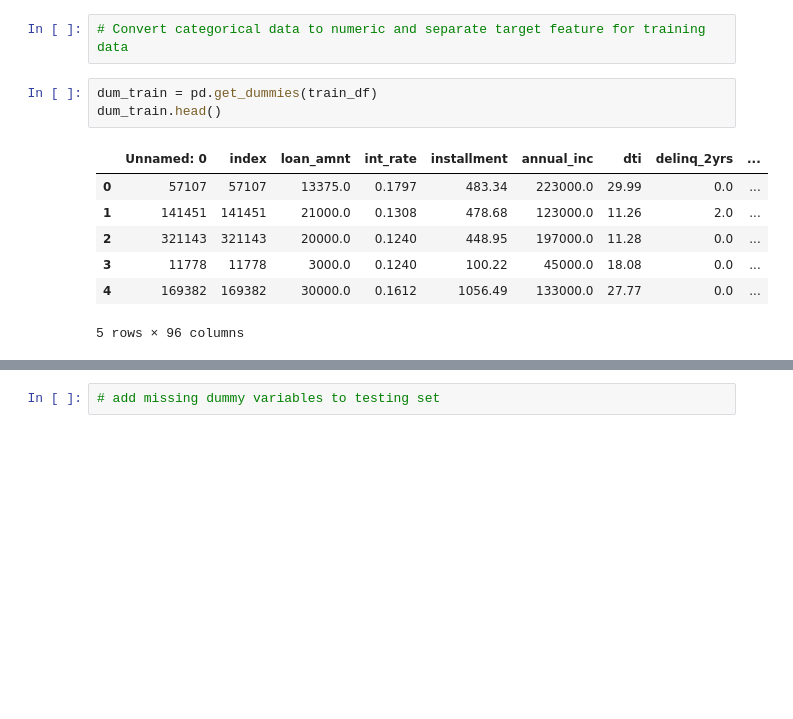
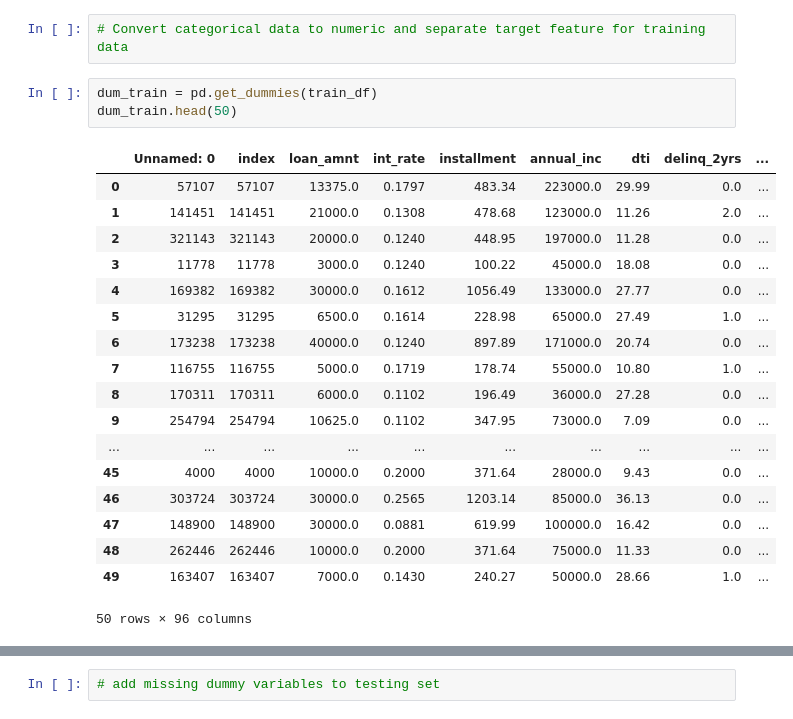
Before and after one commit to twolightsabovethesea/predicting-credit-risk, a Jupyter notebook: Credit Risk Evaluator.ipynb, the cells around one changed output, grey strips where cells are left out. Cells and saved outputs as stored; diff of their text form; blank space fills up the shorter version.

Commit message:
checked for mismatches in training data and test data dataframes

```diff
--- a/Credit Risk Evaluator.ipynb
+++ b/Credit Risk Evaluator.ipynb
@@ -12,14 +12,25 @@ test_df = pd.read_csv(Path('Resources/2020Q1loans.csv'))
 # Convert categorical data to numeric and separate target feature for training data
 # %%
 dum_train = pd.get_dummies(train_df)
-dum_train.head()
+dum_train.head(50)
 # %% [output]
 |  | Unnamed: 0 | index | loan_amnt | int_rate | installment | annual_inc | dti | delinq_2yrs | ... |
 | 0 | 57107 | 57107 | 13375.0 | 0.1797 | 483.34 | 223000.0 | 29.99 | 0.0 | ... |
 | 1 | 141451 | 141451 | 21000.0 | 0.1308 | 478.68 | 123000.0 | 11.26 | 2.0 | ... |
 | 2 | 321143 | 321143 | 20000.0 | 0.1240 | 448.95 | 197000.0 | 11.28 | 0.0 | ... |
 | 3 | 11778 | 11778 | 3000.0 | 0.1240 | 100.22 | 45000.0 | 18.08 | 0.0 | ... |
 | 4 | 169382 | 169382 | 30000.0 | 0.1612 | 1056.49 | 133000.0 | 27.77 | 0.0 | ... |
+| 5 | 31295 | 31295 | 6500.0 | 0.1614 | 228.98 | 65000.0 | 27.49 | 1.0 | ... |
+| 6 | 173238 | 173238 | 40000.0 | 0.1240 | 897.89 | 171000.0 | 20.74 | 0.0 | ... |
+| 7 | 116755 | 116755 | 5000.0 | 0.1719 | 178.74 | 55000.0 | 10.80 | 1.0 | ... |
+| 8 | 170311 | 170311 | 6000.0 | 0.1102 | 196.49 | 36000.0 | 27.28 | 0.0 | ... |
+| 9 | 254794 | 254794 | 10625.0 | 0.1102 | 347.95 | 73000.0 | 7.09 | 0.0 | ... |
+| ... | ... | ... | ... | ... | ... | ... | ... | ... | ... |
+| 45 | 4000 | 4000 | 10000.0 | 0.2000 | 371.64 | 28000.0 | 9.43 | 0.0 | ... |
+| 46 | 303724 | 303724 | 30000.0 | 0.2565 | 1203.14 | 85000.0 | 36.13 | 0.0 | ... |
+| 47 | 148900 | 148900 | 30000.0 | 0.0881 | 619.99 | 100000.0 | 16.42 | 0.0 | ... |
+| 48 | 262446 | 262446 | 10000.0 | 0.2000 | 371.64 | 75000.0 | 11.33 | 0.0 | ... |
+| 49 | 163407 | 163407 | 7000.0 | 0.1430 | 240.27 | 50000.0 | 28.66 | 1.0 | ... |
-5 rows × 96 columns
+50 rows × 96 columns
 # %%
 # Convert categorical data to numeric and separate target feature for testing data
```
Also changed, not shown: parts of 4 cells of this notebook.
